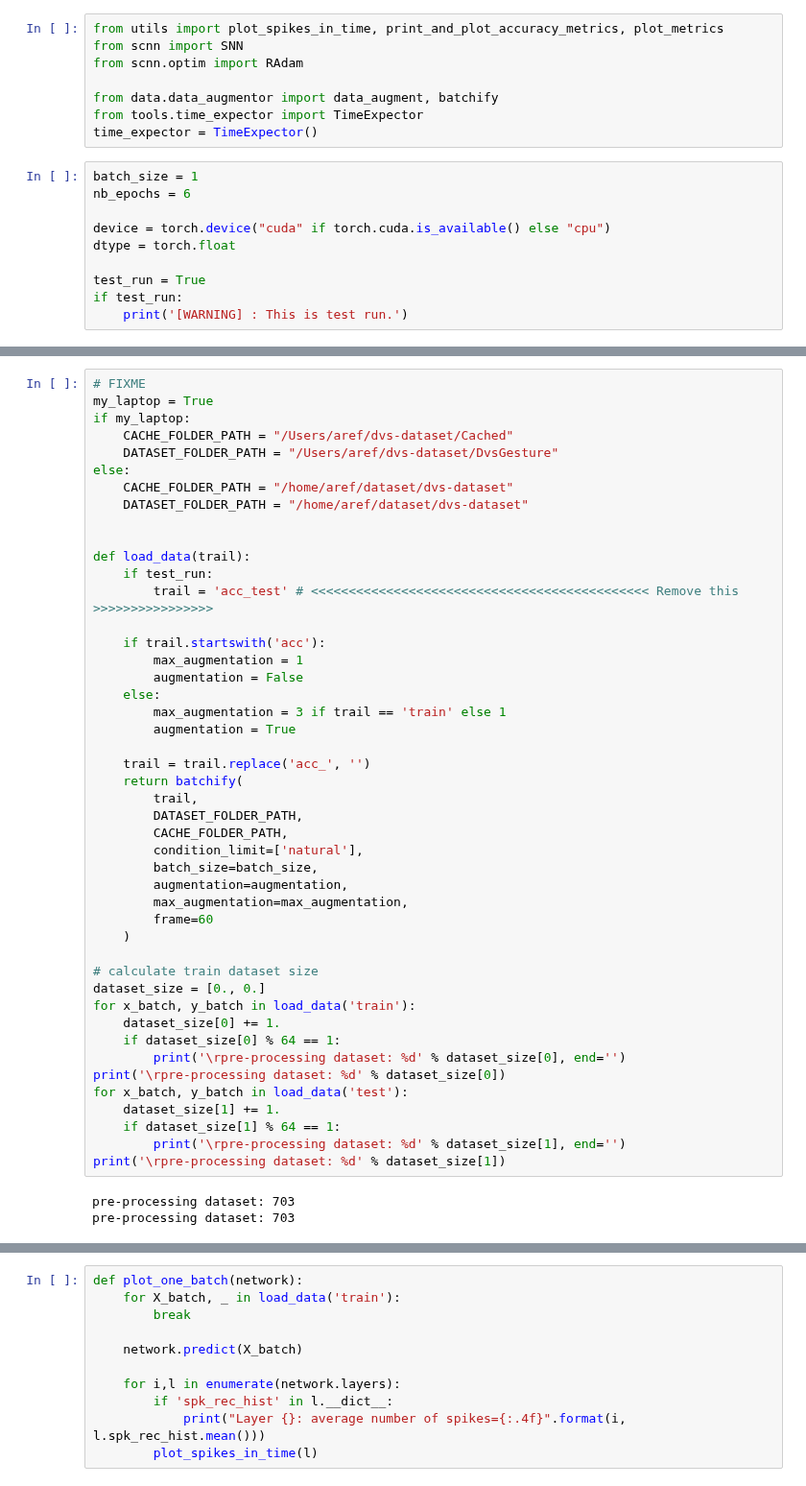
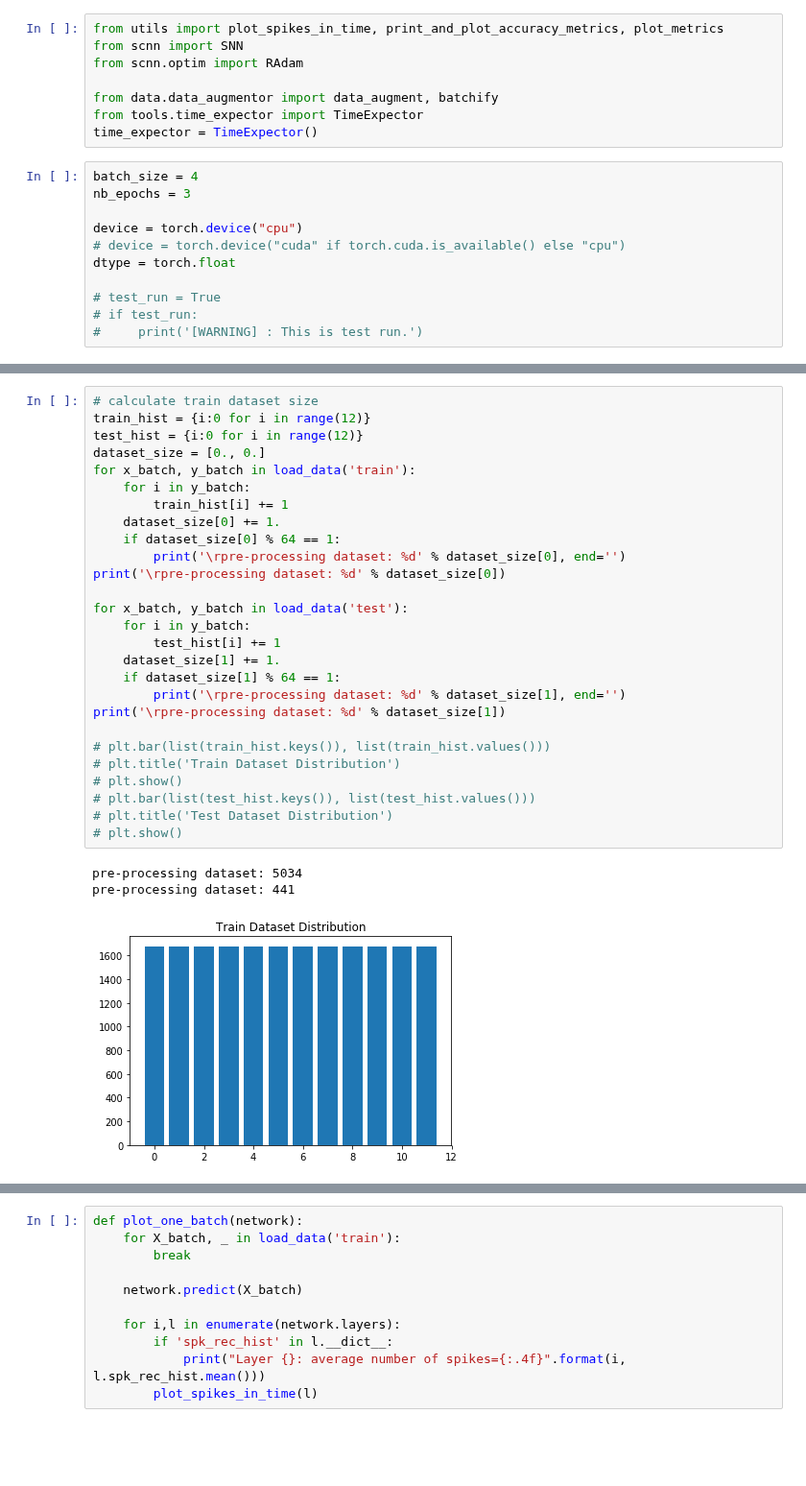
Before and after one commit to ArefMq/action-recognition-via-snn, a Jupyter notebook: S-CNN-DVS.ipynb, the cells around one changed output, grey strips where cells are left out. Shown at 96% size. Saved outputs shown, nothing was run; the diff lists cells and outputs as text; blank space fills up the shorter version.

```diff
--- a/S-CNN-DVS.ipynb
+++ b/S-CNN-DVS.ipynb
@@ -11,12 +16,13 @@ from data.data_augmentor import data_augment, batchify
 from tools.time_expector import TimeExpector
 time_expector = TimeExpector()
 # %%
-batch_size = 1
-nb_epochs = 6
+batch_size = 4
+nb_epochs = 3
 
-device = torch.device("cuda" if torch.cuda.is_available() else "cpu")
+device = torch.device("cpu")
+# device = torch.device("cuda" if torch.cuda.is_available() else "cpu")
 dtype = torch.float
 
-test_run = True
-if test_run:
-    print('[WARNING] : This is test run.')
+# test_run = True
+# if test_run:
+#     print('[WARNING] : This is test run.')
@@ -25,49 +107,31 @@ if test_run:
 # %%
-# FIXME
-my_laptop = True
-if my_laptop:
-    CACHE_FOLDER_PATH = "/Users/aref/dvs-dataset/Cached"
-    DATASET_FOLDER_PATH = "/Users/aref/dvs-dataset/DvsGesture"
-else:
-    CACHE_FOLDER_PATH = "/home/aref/dataset/dvs-dataset"
-    DATASET_FOLDER_PATH = "/home/aref/dataset/dvs-dataset"
-
-
-def load_data(trail):
-    if test_run:
-        trail = 'acc_test' # <<<<<<<<<<<<<<<<<<<<<<<<<<<<<<<<<<<<<<<<<<<<< Remove this >>>>>>>>>>>>>>>>
-
-    if trail.startswith('acc'):
-        max_augmentation = 1
-        augmentation = False
-    else:
-        max_augmentation = 3 if trail == 'train' else 1
-        augmentation = True
-
-    trail = trail.replace('acc_', '')
-    return batchify(
-        trail,
-        DATASET_FOLDER_PATH,
-        CACHE_FOLDER_PATH,
-        condition_limit=['natural'],
-        batch_size=batch_size,
-        augmentation=augmentation,
-        max_augmentation=max_augmentation,
-        frame=60
-    )
-
 # calculate train dataset size
+train_hist = {i:0 for i in range(12)}
+test_hist = {i:0 for i in range(12)}
 dataset_size = [0., 0.]
 for x_batch, y_batch in load_data('train'):
+    for i in y_batch:
+        train_hist[i] += 1
     dataset_size[0] += 1.
     if dataset_size[0] % 64 == 1:
         print('\rpre-processing dataset: %d' % dataset_size[0], end='')
 print('\rpre-processing dataset: %d' % dataset_size[0])
+
 for x_batch, y_batch in load_data('test'):
+    for i in y_batch:
+        test_hist[i] += 1
     dataset_size[1] += 1.
     if dataset_size[1] % 64 == 1:
         print('\rpre-processing dataset: %d' % dataset_size[1], end='')
 print('\rpre-processing dataset: %d' % dataset_size[1])
+
+# plt.bar(list(train_hist.keys()), list(train_hist.values()))
+# plt.title('Train Dataset Distribution')
+# plt.show()
+# plt.bar(list(test_hist.keys()), list(test_hist.values()))
+# plt.title('Test Dataset Distribution')
+# plt.show()
 # %% [output]
-pre-processing dataset: 703
-pre-processing dataset: 703
+pre-processing dataset: 5034
+pre-processing dataset: 441
+[figure, added]
```
Also changed, not shown: parts of 14 cells of this notebook, 4 other files.
